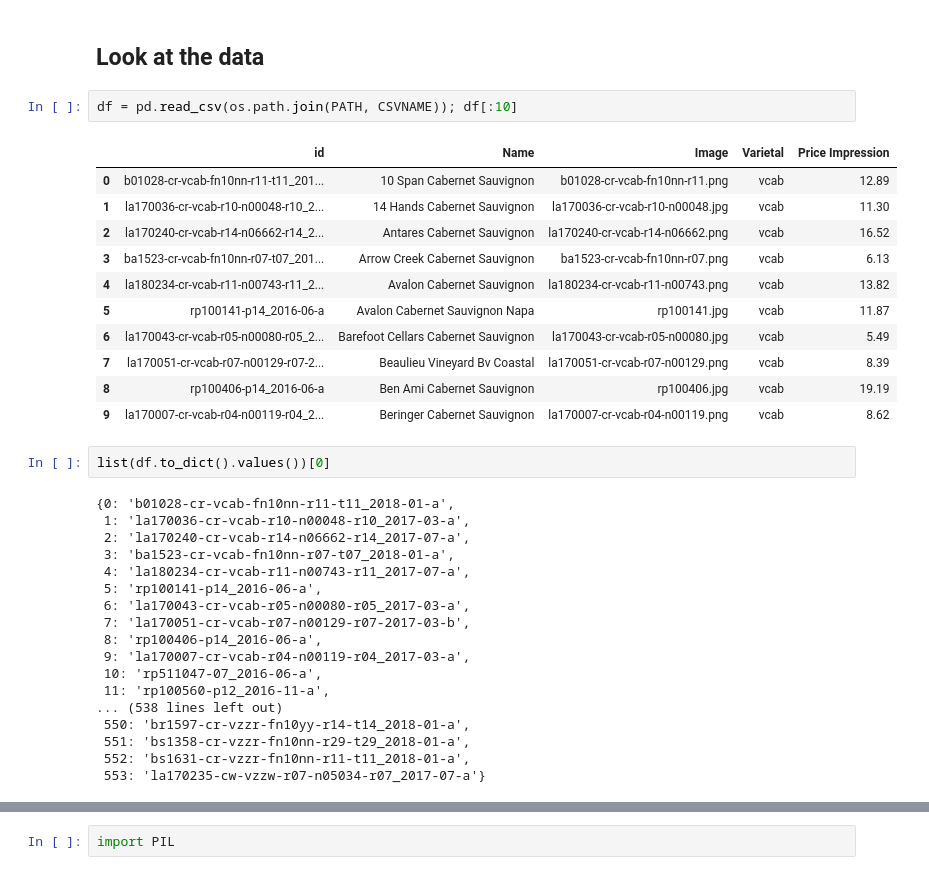
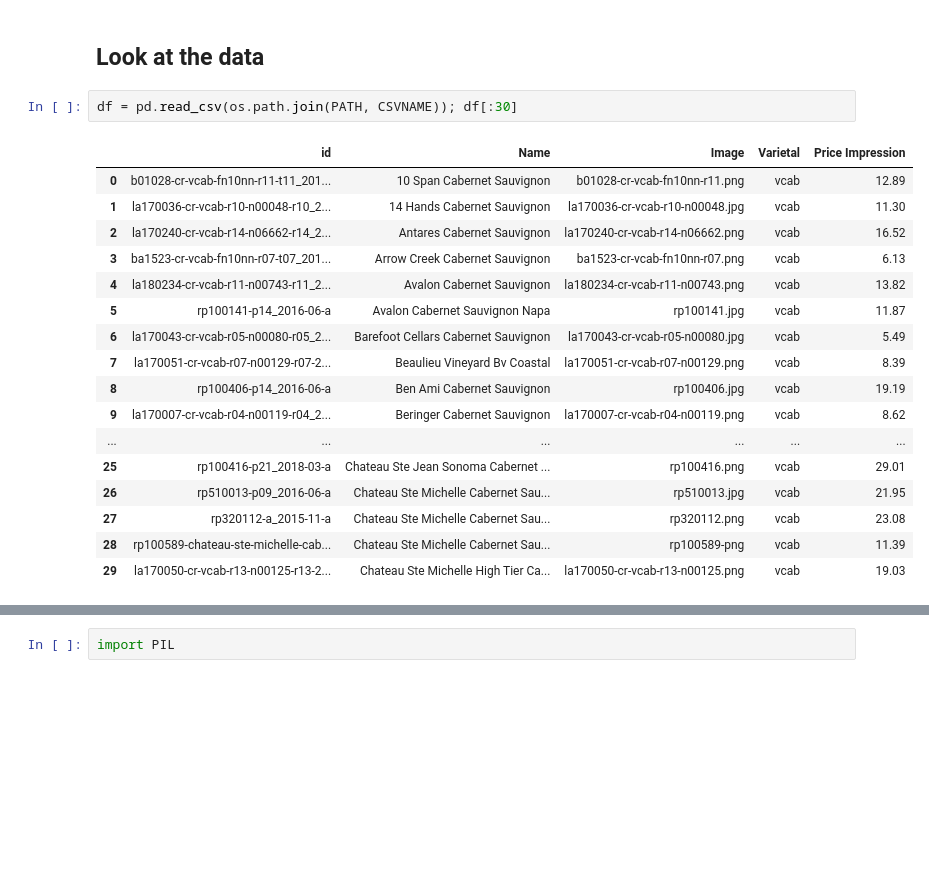
Before and after one commit to bhaskarb/myfastai, a Jupyter notebook: wine_price.ipynb, the cells around one changed output, grey strips where cells are left out. Drawn from its saved outputs; the diff is of its cells as text; blank space fills up the shorter version.

```diff
--- a/wine_price.ipynb
+++ b/wine_price.ipynb
@@ -23,36 +23,22 @@ BATCHSIZE=32
 # %% [markdown]
 ## Look at the data
 # %%
-df = pd.read_csv(os.path.join(PATH, CSVNAME)); df[:10]
+df = pd.read_csv(os.path.join(PATH, CSVNAME)); df[:30]
 # %% [output]
 |  | id | Name | Image | Varietal | Price Impression |
 | 0 | b01028-cr-vcab-fn10nn-r11-t11_201... | 10 Span Cabernet Sauvignon | b01028-cr-vcab-fn10nn-r11.png | vcab | 12.89 |
 | 1 | la170036-cr-vcab-r10-n00048-r10_2... | 14 Hands Cabernet Sauvignon | la170036-cr-vcab-r10-n00048.jpg | vcab | 11.30 |
 | 2 | la170240-cr-vcab-r14-n06662-r14_2... | Antares Cabernet Sauvignon | la170240-cr-vcab-r14-n06662.png | vcab | 16.52 |
 | 3 | ba1523-cr-vcab-fn10nn-r07-t07_201... | Arrow Creek Cabernet Sauvignon | ba1523-cr-vcab-fn10nn-r07.png | vcab | 6.13 |
 | 4 | la180234-cr-vcab-r11-n00743-r11_2... | Avalon Cabernet Sauvignon | la180234-cr-vcab-r11-n00743.png | vcab | 13.82 |
 | 5 | rp100141-p14_2016-06-a | Avalon Cabernet Sauvignon Napa | rp100141.jpg | vcab | 11.87 |
 | 6 | la170043-cr-vcab-r05-n00080-r05_2... | Barefoot Cellars Cabernet Sauvignon | la170043-cr-vcab-r05-n00080.jpg | vcab | 5.49 |
 | 7 | la170051-cr-vcab-r07-n00129-r07-2... | Beaulieu Vineyard Bv Coastal | la170051-cr-vcab-r07-n00129.png | vcab | 8.39 |
 | 8 | rp100406-p14_2016-06-a | Ben Ami Cabernet Sauvignon | rp100406.jpg | vcab | 19.19 |
 | 9 | la170007-cr-vcab-r04-n00119-r04_2... | Beringer Cabernet Sauvignon | la170007-cr-vcab-r04-n00119.png | vcab | 8.62 |
+| ... | ... | ... | ... | ... | ... |
+| 25 | rp100416-p21_2018-03-a | Chateau Ste Jean Sonoma Cabernet ... | rp100416.png | vcab | 29.01 |
+| 26 | rp510013-p09_2016-06-a | Chateau Ste Michelle Cabernet Sau... | rp510013.jpg | vcab | 21.95 |
+| 27 | rp320112-a_2015-11-a | Chateau Ste Michelle Cabernet Sau... | rp320112.png | vcab | 23.08 |
+| 28 | rp100589-chateau-ste-michelle-cab... | Chateau Ste Michelle Cabernet Sau... | rp100589-png | vcab | 11.39 |
+| 29 | la170050-cr-vcab-r13-n00125-r13-2... | Chateau Ste Michelle High Tier Ca... | la170050-cr-vcab-r13-n00125.png | vcab | 19.03 |
-# %%
-list(df.to_dict().values())[0]
-# %% [output]
-{0: 'b01028-cr-vcab-fn10nn-r11-t11_2018-01-a',
- 1: 'la170036-cr-vcab-r10-n00048-r10_2017-03-a',
- 2: 'la170240-cr-vcab-r14-n06662-r14_2017-07-a',
- 3: 'ba1523-cr-vcab-fn10nn-r07-t07_2018-01-a',
- 4: 'la180234-cr-vcab-r11-n00743-r11_2017-07-a',
- 5: 'rp100141-p14_2016-06-a',
- 6: 'la170043-cr-vcab-r05-n00080-r05_2017-03-a',
- 7: 'la170051-cr-vcab-r07-n00129-r07-2017-03-b',
- 8: 'rp100406-p14_2016-06-a',
- 9: 'la170007-cr-vcab-r04-n00119-r04_2017-03-a',
- 10: 'rp511047-07_2016-06-a',
- 11: 'rp100560-p12_2016-11-a',
-... (538 lines left out)
- 550: 'br1597-cr-vzzr-fn10yy-r14-t14_2018-01-a',
- 551: 'bs1358-cr-vzzr-fn10nn-r29-t29_2018-01-a',
- 552: 'bs1631-cr-vzzr-fn10nn-r11-t11_2018-01-a',
- 553: 'la170235-cw-vzzw-r07-n05034-r07_2017-07-a'}
```
Also changed, not shown: parts of 9 cells of this notebook.
